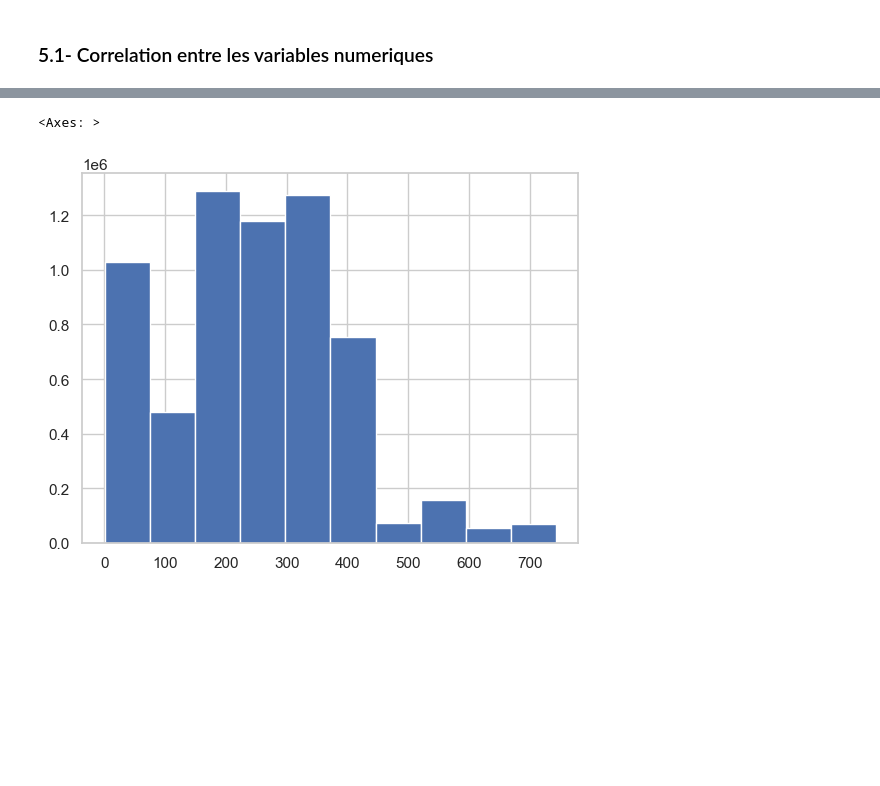
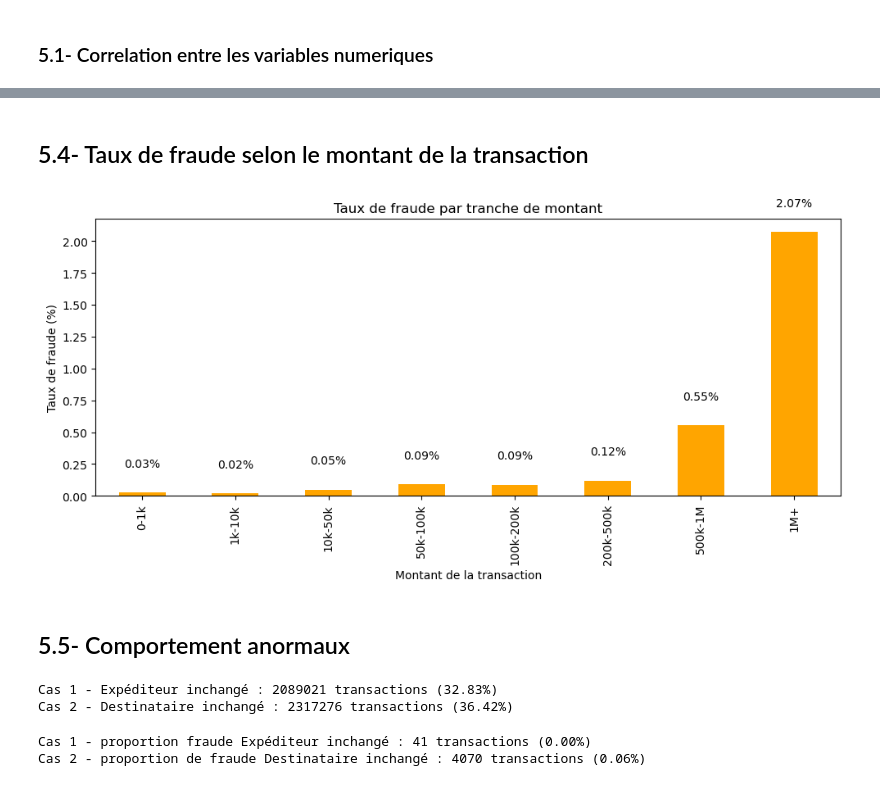
Before and after one commit to NGAMBOUcollab/detection_fraude_bancaire, a Jupyter notebook: src/01_exploration_donnees.ipynb, the cells around one changed output, grey strips where cells are left out. Drawn from its saved outputs; the diff is of its cells as text; code cells hidden in the pictures; blank space fills up the shorter version.

```diff
--- a/src/01_exploration_donnees.ipynb
+++ b/src/01_exploration_donnees.ipynb
@@ -280,5 +260,47 @@ Text(0.5, 1.0, "Montant des transactions selon qu'elles soient frauduleuses ou n
-# %%
-df['step'].hist()
-# %% [output]
-<Axes: >
-[figure, removed]
+# %% [markdown]
+##  5.4- Taux de fraude selon le montant de la transaction
+# %%
+# Création de classes de montant
+bins = [0, 1000, 10000, 50000, 100000, 200000, 500000, 1000000, df['amount'].max()]
+labels = ['0-1k', '1k-10k', '10k-50k', '50k-100k', '100k-200k', '200k-500k', '500k-1M', '1M+']
+
+df['amount_bin'] = pd.cut(df['amount'], bins=bins, labels=labels)
+# %%
+fraud_by_amount_bin = df.groupby('amount_bin')['isFraud'].mean() * 100
+# %%
+plt.figure(figsize=(10, 5))
+bars = fraud_by_amount_bin.plot(kind='bar', color='orange')
+plt.title("Taux de fraude par tranche de montant")
+plt.ylabel("Taux de fraude (%)")
+plt.xlabel("Montant de la transaction")
+
+# Ajout de valeurs sur les barres
+for i, v in enumerate(fraud_by_amount_bin):
+    plt.text(i, v + 0.2, f"{v:.2f}%", ha='center')
+
+plt.tight_layout()
+plt.show()
+# %% [output]
+[figure, added]
+# %% [markdown]
+## 5.5- Comportement anormaux
+# %%
+# Total de transactions
+total_tx = len(df)
+
+# Cas 1 : Expéditeur inchangé
+case1 = df[(df['oldbalanceOrg'] == df['newbalanceOrig']) & (df['amount'] > 0)]
+nb_case1 = len(case1)
+pct_case1 = (nb_case1 / total_tx) * 100
+
+# Cas 2 : Destinataire inchangé
+case2 = df[(df['oldbalanceDest'] == df['newbalanceDest']) & (df['amount'] > 0)]
+nb_case2 = len(case2)
+pct_case2 = (nb_case2 / total_tx) * 100
+
+# Affichage
+print(f"Cas 1 - Expéditeur inchangé : {nb_case1} transactions ({pct_case1:.2f}%)")
+print(f"Cas 2 - Destinataire inchangé : {nb_case2} transactions ({pct_case2:.2f}%)")
+# %% [output]
+Cas 1 - Expéditeur inchangé : 2089021 transactions (32.83%)
+Cas 2 - Destinataire inchangé : 2317276 transactions (36.42%)
@@ -284,0 +310,20 @@ df['step'].hist()
+# %%
+# Total de transactions
+total_tx = len(df)
+
+# Cas 1 : proportions de fraude lorsque Expéditeur inchangé
+fraud_case1 = df[(df['oldbalanceOrg'] == df['newbalanceOrig']) & (df['amount'] > 0) & (df['isFraud'] == 1)]
+nb_case1 = len(fraud_case1)
+pct_case1 = (nb_case1 / total_tx) * 100
+
+# Cas 2 :proportions de fraude lorsque  Destinataire inchangé
+fraud_case2 = df[(df['oldbalanceDest'] == df['newbalanceDest']) & (df['amount'] > 0) & (df['isFraud'] == 1)]
+nb_case2 = len(fraud_case2)
+pct_case2 = (nb_case2 / total_tx) * 100
+
+# Affichage
+print(f"Cas 1 - proportion fraude Expéditeur inchangé : {nb_case1} transactions ({pct_case1:.2f}%)")
+print(f"Cas 2 - proportion de fraude Destinataire inchangé : {nb_case2} transactions ({pct_case2:.2f}%)")
+# %% [output]
+Cas 1 - proportion fraude Expéditeur inchangé : 41 transactions (0.00%)
+Cas 2 - proportion de fraude Destinataire inchangé : 4070 transactions (0.06%)
```
Also changed, not shown: parts of 21 cells of this notebook, 5 other files.
